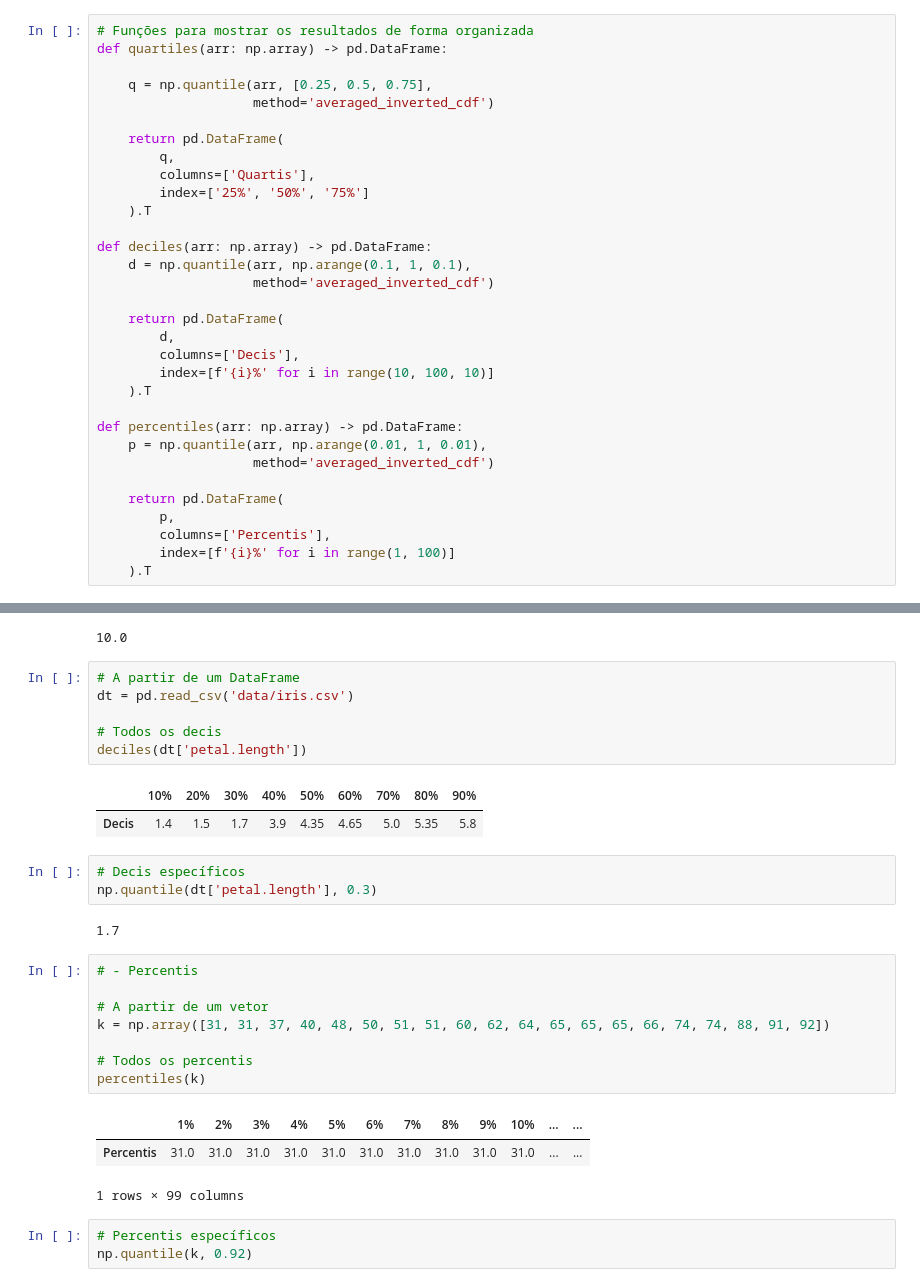
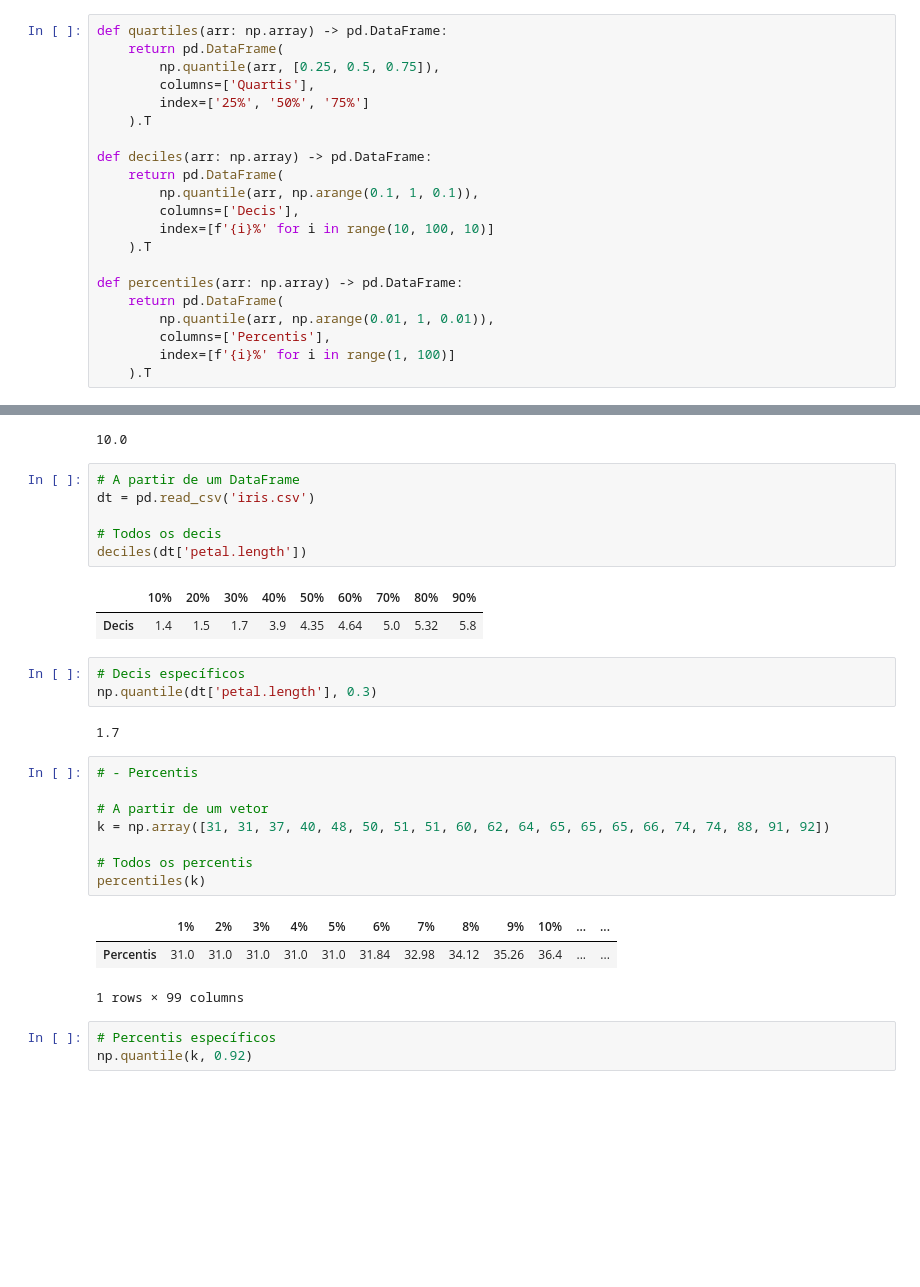
Before and after one commit to italoseara/CET083, a Jupyter notebook: pos.ipynb, the cells around one changed output, grey strips where cells are left out. Drawn from its saved outputs; the diff is of its cells as text; blank space fills up the shorter version.

```diff
--- a/pos.ipynb
+++ b/pos.ipynb
@@ -16,32 +30,21 @@ import pandas as pd  # Funções para manipulação de dados
 # %%
-# Funções para mostrar os resultados de forma organizada
 def quartiles(arr: np.array) -> pd.DataFrame:
-
-    q = np.quantile(arr, [0.25, 0.5, 0.75],
-                    method='averaged_inverted_cdf')
-
     return pd.DataFrame(
-        q,
+        np.quantile(arr, [0.25, 0.5, 0.75]),
         columns=['Quartis'],
         index=['25%', '50%', '75%']
     ).T
 
 def deciles(arr: np.array) -> pd.DataFrame:
-    d = np.quantile(arr, np.arange(0.1, 1, 0.1),
-                    method='averaged_inverted_cdf')
-
     return pd.DataFrame(
-        d,
+        np.quantile(arr, np.arange(0.1, 1, 0.1)),
         columns=['Decis'],
         index=[f'{i}%' for i in range(10, 100, 10)]
     ).T
 
 def percentiles(arr: np.array) -> pd.DataFrame:
-    p = np.quantile(arr, np.arange(0.01, 1, 0.01),
-                    method='averaged_inverted_cdf')
-
     return pd.DataFrame(
-        p,
+        np.quantile(arr, np.arange(0.01, 1, 0.01)),
         columns=['Percentis'],
         index=[f'{i}%' for i in range(1, 100)]
     ).T
@@ -99,13 +168,13 @@ np.quantile(k, 0.3)
 10.0
 # %%
 # A partir de um DataFrame
-dt = pd.read_csv('data/iris.csv')
+dt = pd.read_csv('iris.csv')
 
 # Todos os decis
 deciles(dt['petal.length'])
 # %% [output]
 |  | 10% | 20% | 30% | 40% | 50% | 60% | 70% | 80% | 90% |
-| Decis | 1.4 | 1.5 | 1.7 | 3.9 | 4.35 | 4.65 | 5.0 | 5.35 | 5.8 |
+| Decis | 1.4 | 1.5 | 1.7 | 3.9 | 4.35 | 4.64 | 5.0 | 5.32 | 5.8 |
 # %%
 # Decis específicos
 np.quantile(dt['petal.length'], 0.3)
@@ -121,7 +190,7 @@ k = np.array([31, 31, 37, 40, 48, 50, 51, 51, 60, 62, 64, 65, 65, 65, 66, 74, 74
 percentiles(k)
 # %% [output]
 |  | 1% | 2% | 3% | 4% | 5% | 6% | 7% | 8% | 9% | 10% | ... | ... |
-| Percentis | 31.0 | 31.0 | 31.0 | 31.0 | 31.0 | 31.0 | 31.0 | 31.0 | 31.0 | 31.0 | ... | ... |
+| Percentis | 31.0 | 31.0 | 31.0 | 31.0 | 31.0 | 31.84 | 32.98 | 34.12 | 35.26 | 36.4 | ... | ... |
 1 rows × 99 columns
 # %%
 # Percentis específicos
```
Also changed, not shown: parts of 18 cells of this notebook, 3 other files.
